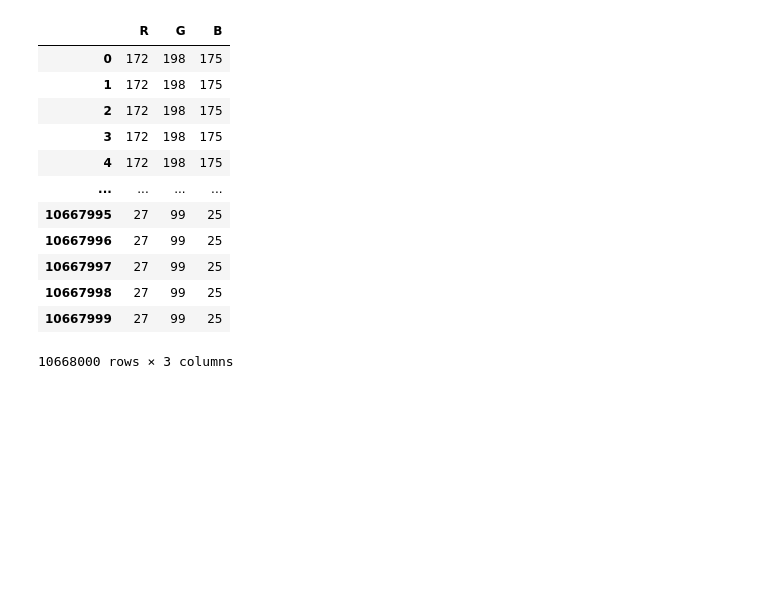
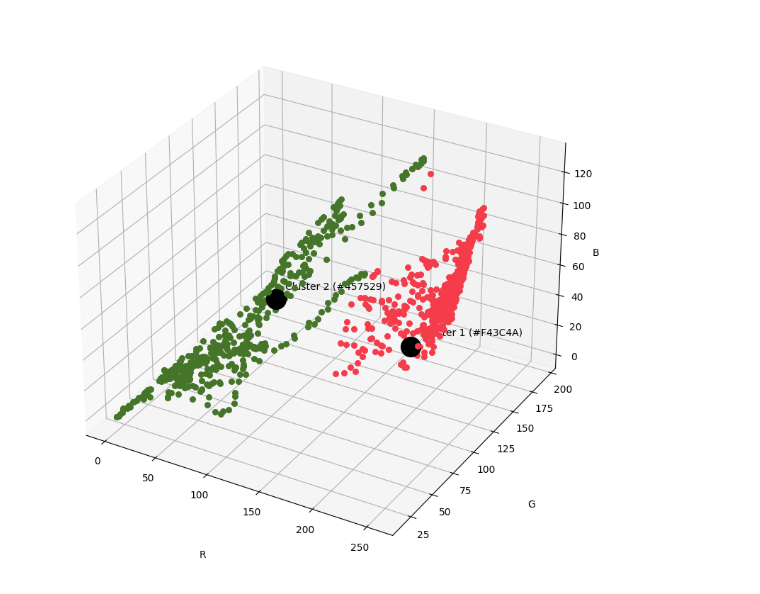
Before and after one commit to joaovictor-AC/Computer-Vision---Segmentaion, a Jupyter notebook: EX_02.ipynb, the cells around one changed output. Cells and saved outputs as stored; diff of their text form; code cells hidden in the pictures; blank space fills up the shorter version.

```diff
--- a/EX_02.ipynb
+++ b/EX_02.ipynb
@@ -19,27 +20,40 @@ X = img.reshape(-1,3)
 X = np.float32(X)
 # %%
 # Definir um número de centroides
-k = 4
+k = 2
 
 kmeans = km(n_clusters=k).fit(X)
 centers = np.uint8(kmeans.cluster_centers_)
-
-seg_img = centers[kmeans.labels_]
-pd.DataFrame(seg_img, columns=["R","G","B"])
+labels = kmeans.labels_
+seg_img = centers[labels]
-# %% [output]
-|  | R | G | B |
-| 0 | 172 | 198 | 175 |
-| 1 | 172 | 198 | 175 |
-| 2 | 172 | 198 | 175 |
-| 3 | 172 | 198 | 175 |
-| 4 | 172 | 198 | 175 |
-| ... | ... | ... | ... |
-| 10667995 | 27 | 99 | 25 |
-| 10667996 | 27 | 99 | 25 |
-| 10667997 | 27 | 99 | 25 |
-| 10667998 | 27 | 99 | 25 |
-| 10667999 | 27 | 99 | 25 |
-10668000 rows × 3 columns
+# %%
+def rgb_to_hex(arr):
+    return ('{:02X}' * 3).format(arr[0], arr[1], arr[2])
+
+
+fig = plt.figure(figsize=(10, 10))
+ax = plt.axes(projection='3d')
+ax.set_xlabel("R", labelpad=30)
+ax.set_ylabel("G", labelpad=30)
+ax.set_zlabel("B", labelpad=30)
+ax.zaxis.labelpad = 1
+
+colors = [f"#{rgb_to_hex(RGB)}" for RGB in centers]
+
+for i in range(k):
+    # Procurando a possição dos pixels por classe (cluster)
+    arr_px_clust = np.array(np.where(labels == i))[0]
+    for j in range(500):
+        # Pegando uma amostra de pixels de cada classe
+        px = X[arr_px_clust[j]]
+        ax.scatter(px[0], px[1], px[2], c=colors[i], s=30)
+
+    ax.scatter(centers[i][0], centers[i][1], centers[i][2], c='black', s=400)
+    ax.text(centers[i][0] + 5, centers[i][1] + 5, centers[i][2] + 5, f"Cluster {i+1} ({colors[i]})")
+
+plt.show()
+# %% [output]
+[figure, added]
 # %%
 # kmeans.cluster_centers_: Vai mostrar a cor específica(coordenadas) para cada cluster
 # kmeans.labels_: Vai mostrar qual cluster cada pixel é representado
```
Also changed, not shown: parts of 3 cells of this notebook, 1 other file.
